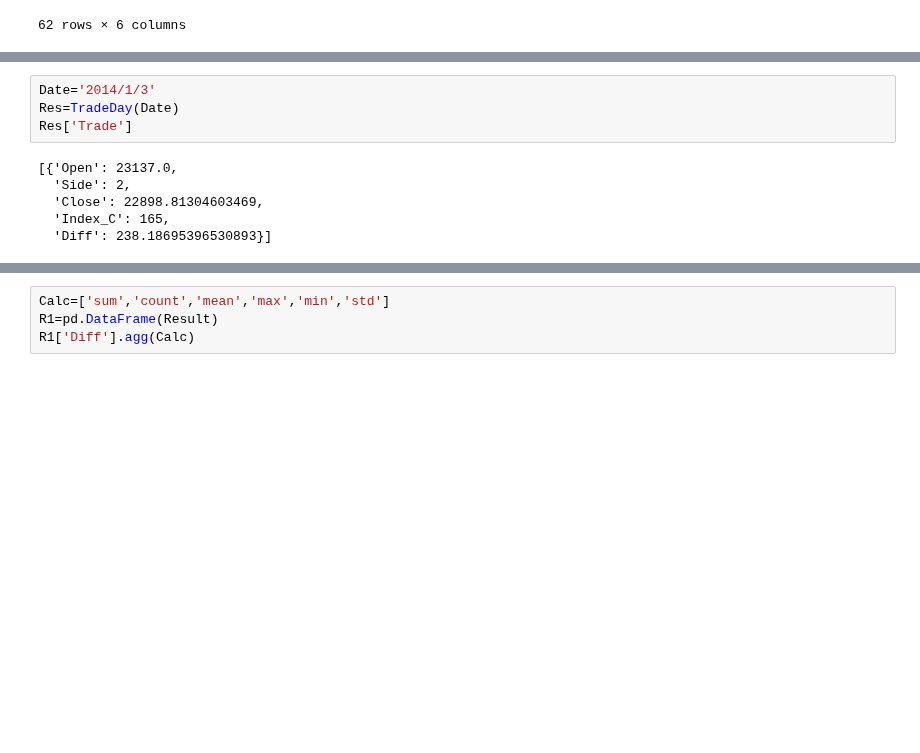
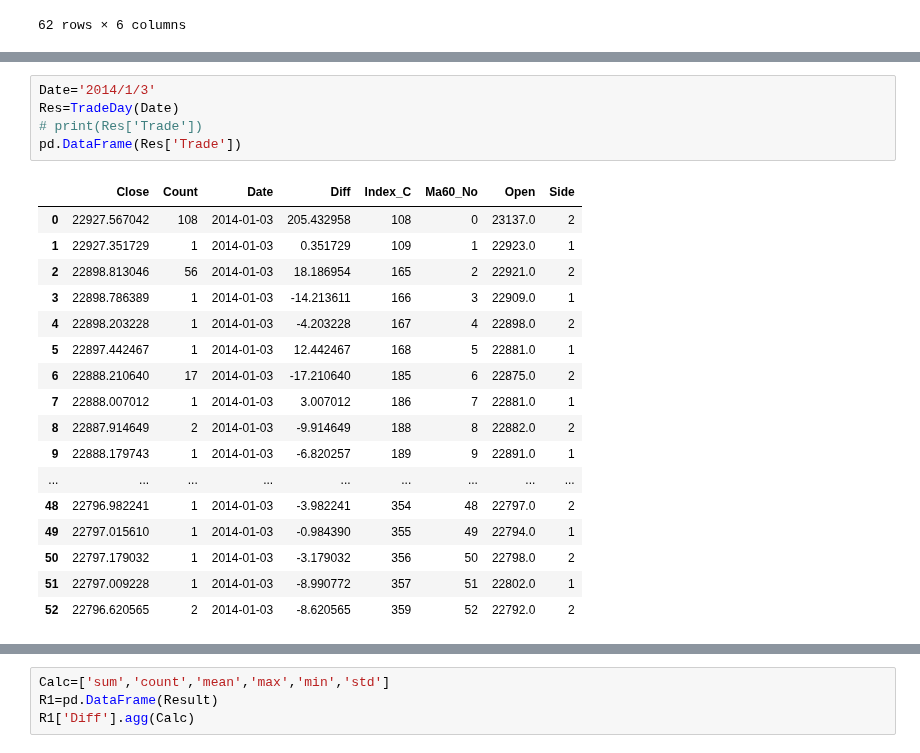
Before and after one commit to che7611/test2, a Jupyter notebook: MA60.ipynb, the cells around one changed output, grey strips where cells are left out. Cells and saved outputs as stored; diff of their text form; blank space fills up the shorter version.

```diff
--- a/MA60.ipynb
+++ b/MA60.ipynb
@@ -328,13 +317,26 @@ def TradeDay(Date):
 # %%
 Date='2014/1/3'
 Res=TradeDay(Date)
-Res['Trade']
+# print(Res['Trade'])
+pd.DataFrame(Res['Trade'])
 # %% [output]
-[{'Open': 23137.0,
-  'Side': 2,
-  'Close': 22898.81304603469,
-  'Index_C': 165,
-  'Diff': 238.18695396530893}]
+|  | Close | Count | Date | Diff | Index_C | Ma60_No | Open | Side |
+| 0 | 22927.567042 | 108 | 2014-01-03 | 205.432958 | 108 | 0 | 23137.0 | 2 |
+| 1 | 22927.351729 | 1 | 2014-01-03 | 0.351729 | 109 | 1 | 22923.0 | 1 |
+| 2 | 22898.813046 | 56 | 2014-01-03 | 18.186954 | 165 | 2 | 22921.0 | 2 |
+| 3 | 22898.786389 | 1 | 2014-01-03 | -14.213611 | 166 | 3 | 22909.0 | 1 |
+| 4 | 22898.203228 | 1 | 2014-01-03 | -4.203228 | 167 | 4 | 22898.0 | 2 |
+| 5 | 22897.442467 | 1 | 2014-01-03 | 12.442467 | 168 | 5 | 22881.0 | 1 |
+| 6 | 22888.210640 | 17 | 2014-01-03 | -17.210640 | 185 | 6 | 22875.0 | 2 |
+| 7 | 22888.007012 | 1 | 2014-01-03 | 3.007012 | 186 | 7 | 22881.0 | 1 |
+| 8 | 22887.914649 | 2 | 2014-01-03 | -9.914649 | 188 | 8 | 22882.0 | 2 |
+| 9 | 22888.179743 | 1 | 2014-01-03 | -6.820257 | 189 | 9 | 22891.0 | 1 |
+| ... | ... | ... | ... | ... | ... | ... | ... | ... |
+| 48 | 22796.982241 | 1 | 2014-01-03 | -3.982241 | 354 | 48 | 22797.0 | 2 |
+| 49 | 22797.015610 | 1 | 2014-01-03 | -0.984390 | 355 | 49 | 22794.0 | 1 |
+| 50 | 22797.179032 | 1 | 2014-01-03 | -3.179032 | 356 | 50 | 22798.0 | 2 |
+| 51 | 22797.009228 | 1 | 2014-01-03 | -8.990772 | 357 | 51 | 22802.0 | 1 |
+| 52 | 22796.620565 | 2 | 2014-01-03 | -8.620565 | 359 | 52 | 22792.0 | 2 |
 # %%
 t1=dt.datetime.now()
 dList=df1.datetime.dt.date.unique()
```
Also changed, not shown: parts of 7 cells of this notebook.
